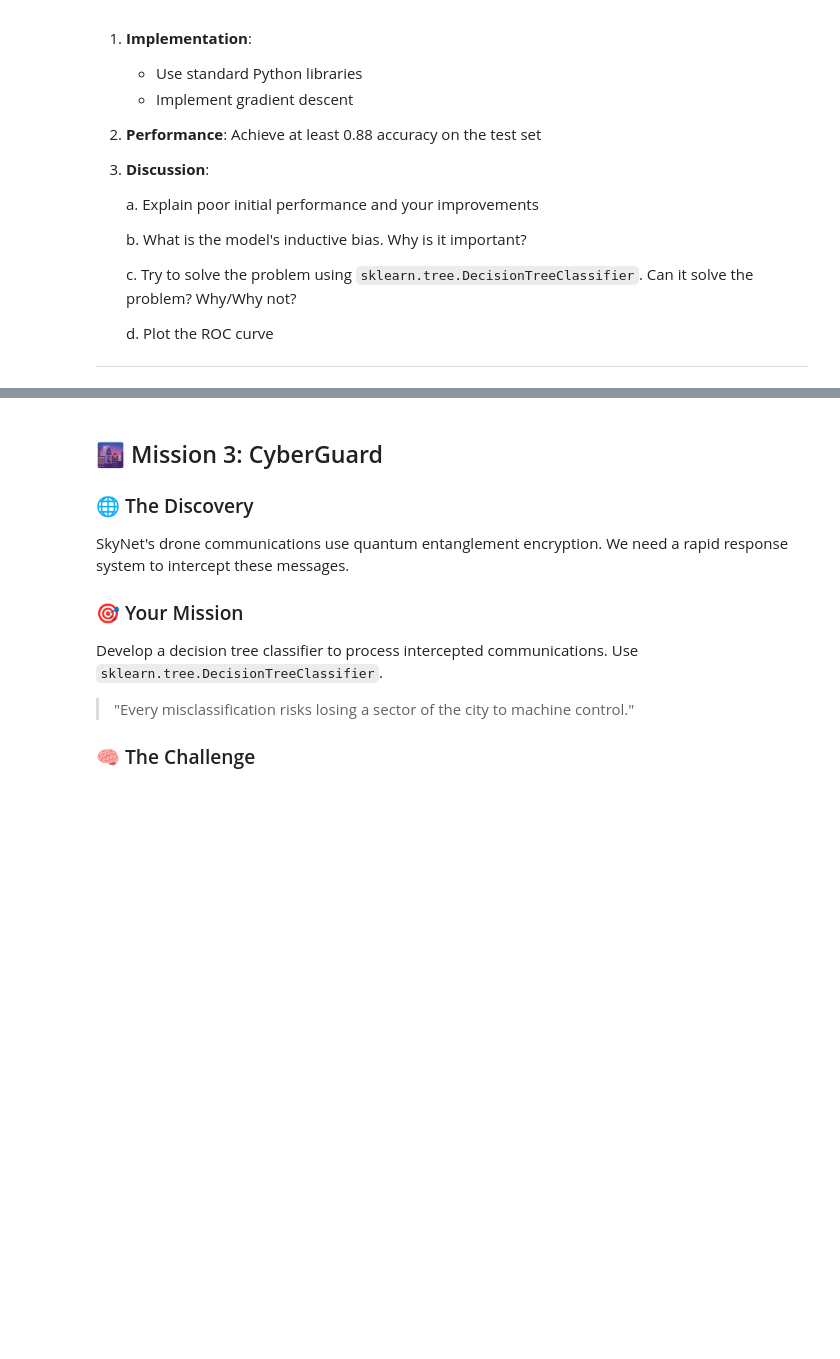
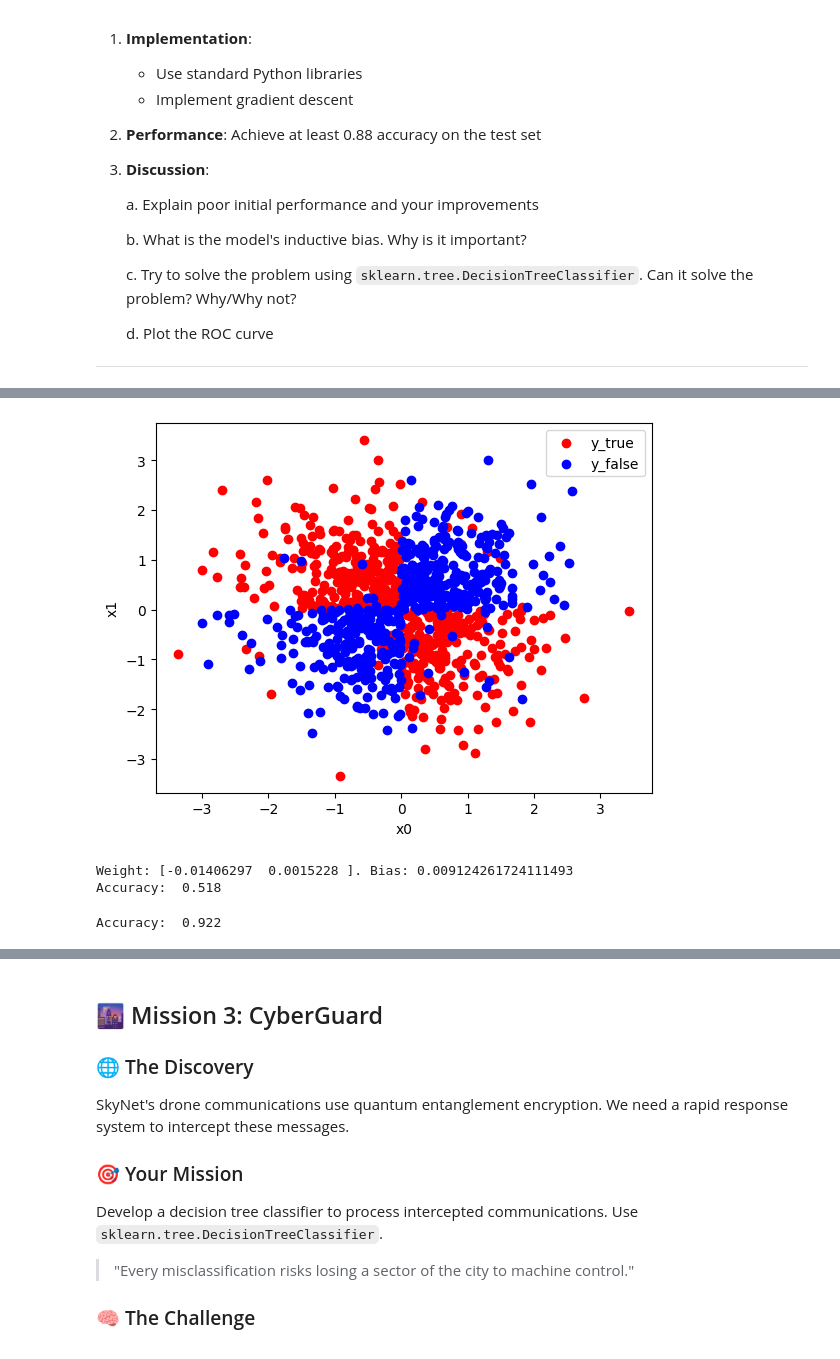
Before and after one commit to btviet/tdt4172, a Jupyter notebook: Chapter_1.ipynb, the cells around one changed output, grey strips where cells are left out. Drawn from its saved outputs; the diff is of its cells as text; code cells hidden in the pictures; blank space fills up the shorter version.

Commit message:
implement logistic regression and clf

```diff
--- a/Chapter_1.ipynb
+++ b/Chapter_1.ipynb
@@ -140,0 +155,13 @@ test = data[data['split'] == 'test']
+# %%
+y_true = data[data['y'] == 1]
+y_false = data[data['y'] == 0]
+plt.figure()
+
+plt.scatter(y_true['x0'], y_true['x1'], c='red', label='y_true')
+plt.scatter(y_false['x0'], y_false['x1'], c='blue', label='y_false')
+plt.xlabel('x0')
+plt.ylabel('x1')
+plt.legend()
+plt.show()
+# %% [output]
+[figure, added]
@@ -140,0 +173,23 @@ test = data[data['split'] == 'test']
+# %%
+data = pd.read_csv('mission2.csv')
+
+
+lr = LogisticRegression()
+lr.fit(X_train, Y_train)
+weight = lr.weights
+bias = lr.bias
+print(f'Weight: {weight}. Bias: {bias}')
+y_pred_logreg = lr.predict(X_test)
+print("Accuracy: ", accuracy(Y_test, y_pred_logreg))
+# %% [output]
+Weight: [-0.01406297  0.0015228 ]. Bias: 0.009124261724111493
+Accuracy:  0.518
+# %%
+from sklearn.tree import DecisionTreeClassifier
+clf = DecisionTreeClassifier(max_depth=4, criterion="log_loss")
+clf = clf.fit(X_train,Y_train)
+y_pred_clf = clf.predict(X_test)
+
+print("Accuracy: ", accuracy(Y_test, y_pred_clf))
+# %% [output]
+Accuracy:  0.922
```
Also changed, not shown: parts of 10 cells of this notebook, 1 other file.
